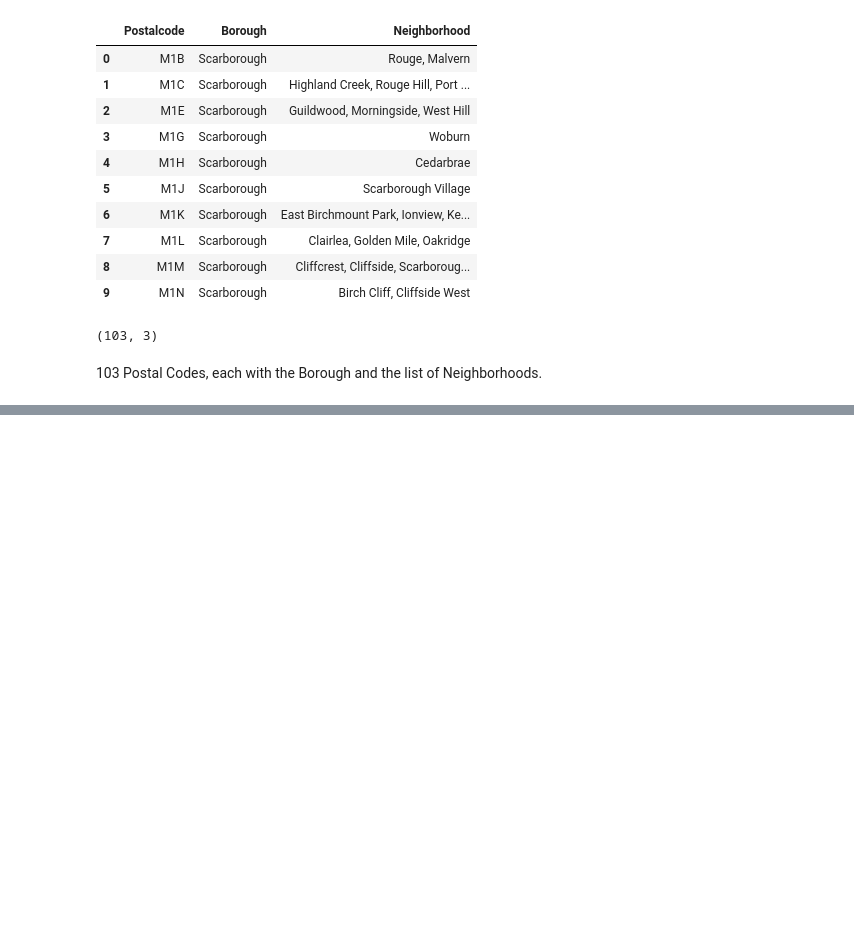
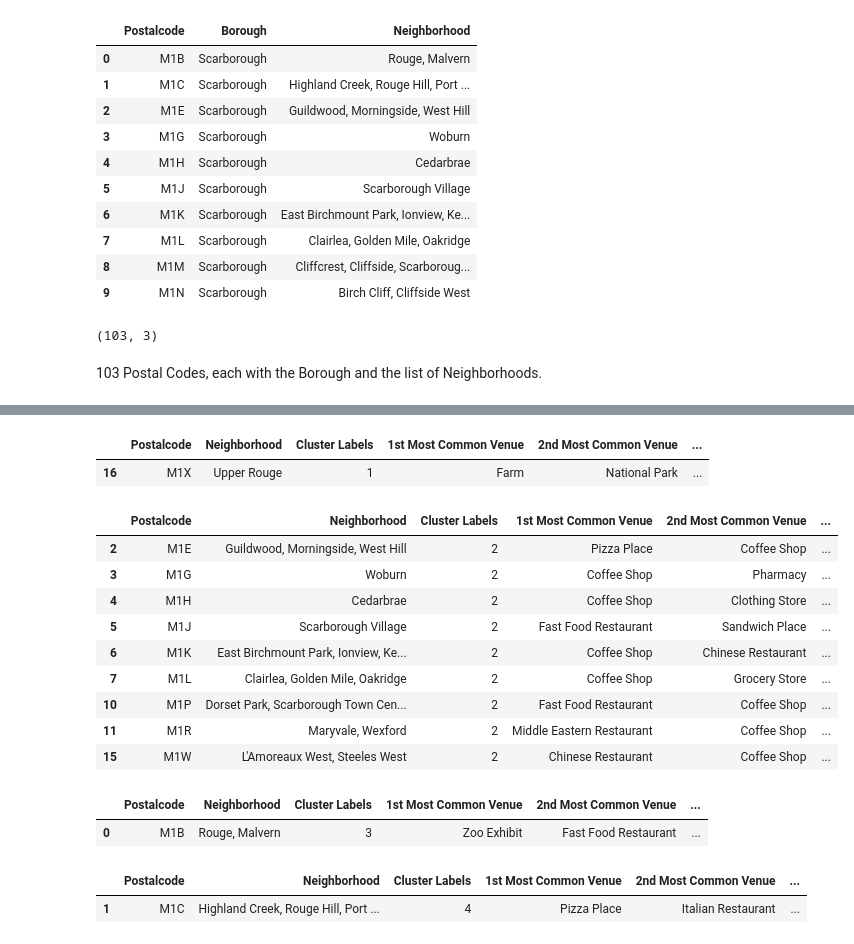
Before and after one commit to ItsMeLarry/Coursera_Capstone, a Jupyter notebook: Lesson 3 Peer Reviewed Assignment Notebook..ipynb, the cells around one changed output, grey strips where cells are left out. Saved outputs shown, nothing was run; the diff lists cells and outputs as text; code cells hidden in the pictures; blank space fills up the shorter version.

```diff
--- a/Lesson 3 Peer Reviewed Assignment Notebook..ipynb
+++ b/Lesson 3 Peer Reviewed Assignment Notebook..ipynb
@@ -73,0 +649,28 @@ tordf2.shape
+# %%
+scarborough_merged.loc[scarborough_merged['Cluster Labels'] == 1, scarborough_merged.columns[[0]+[2] + list(range(5, scarborough_merged.shape[1]))]]
+# %% [output]
+|  | Postalcode | Neighborhood | Cluster Labels | 1st Most Common Venue | 2nd Most Common Venue | ... |
+| 16 | M1X | Upper Rouge | 1 | Farm | National Park | ... |
+# %%
+scarborough_merged.loc[scarborough_merged['Cluster Labels'] == 2, scarborough_merged.columns[[0]+[2] + list(range(5, scarborough_merged.shape[1]))]]
+# %% [output]
+|  | Postalcode | Neighborhood | Cluster Labels | 1st Most Common Venue | 2nd Most Common Venue | ... |
+| 2 | M1E | Guildwood, Morningside, West Hill | 2 | Pizza Place | Coffee Shop | ... |
+| 3 | M1G | Woburn | 2 | Coffee Shop | Pharmacy | ... |
+| 4 | M1H | Cedarbrae | 2 | Coffee Shop | Clothing Store | ... |
+| 5 | M1J | Scarborough Village | 2 | Fast Food Restaurant | Sandwich Place | ... |
+| 6 | M1K | East Birchmount Park, Ionview, Ke... | 2 | Coffee Shop | Chinese Restaurant | ... |
+| 7 | M1L | Clairlea, Golden Mile, Oakridge | 2 | Coffee Shop | Grocery Store | ... |
+| 10 | M1P | Dorset Park, Scarborough Town Cen... | 2 | Fast Food Restaurant | Coffee Shop | ... |
+| 11 | M1R | Maryvale, Wexford | 2 | Middle Eastern Restaurant | Coffee Shop | ... |
+| 15 | M1W | L'Amoreaux West, Steeles West | 2 | Chinese Restaurant | Coffee Shop | ... |
+# %%
+scarborough_merged.loc[scarborough_merged['Cluster Labels'] == 3, scarborough_merged.columns[[0]+[2] + list(range(5, scarborough_merged.shape[1]))]]
+# %% [output]
+|  | Postalcode | Neighborhood | Cluster Labels | 1st Most Common Venue | 2nd Most Common Venue | ... |
+| 0 | M1B | Rouge, Malvern | 3 | Zoo Exhibit | Fast Food Restaurant | ... |
+# %%
+scarborough_merged.loc[scarborough_merged['Cluster Labels'] == 4, scarborough_merged.columns[[0]+[2] + list(range(5, scarborough_merged.shape[1]))]]
+# %% [output]
+|  | Postalcode | Neighborhood | Cluster Labels | 1st Most Common Venue | 2nd Most Common Venue | ... |
+| 1 | M1C | Highland Creek, Rouge Hill, Port ... | 4 | Pizza Place | Italian Restaurant | ... |
```
Also changed, not shown: parts of 42 cells of this notebook.
